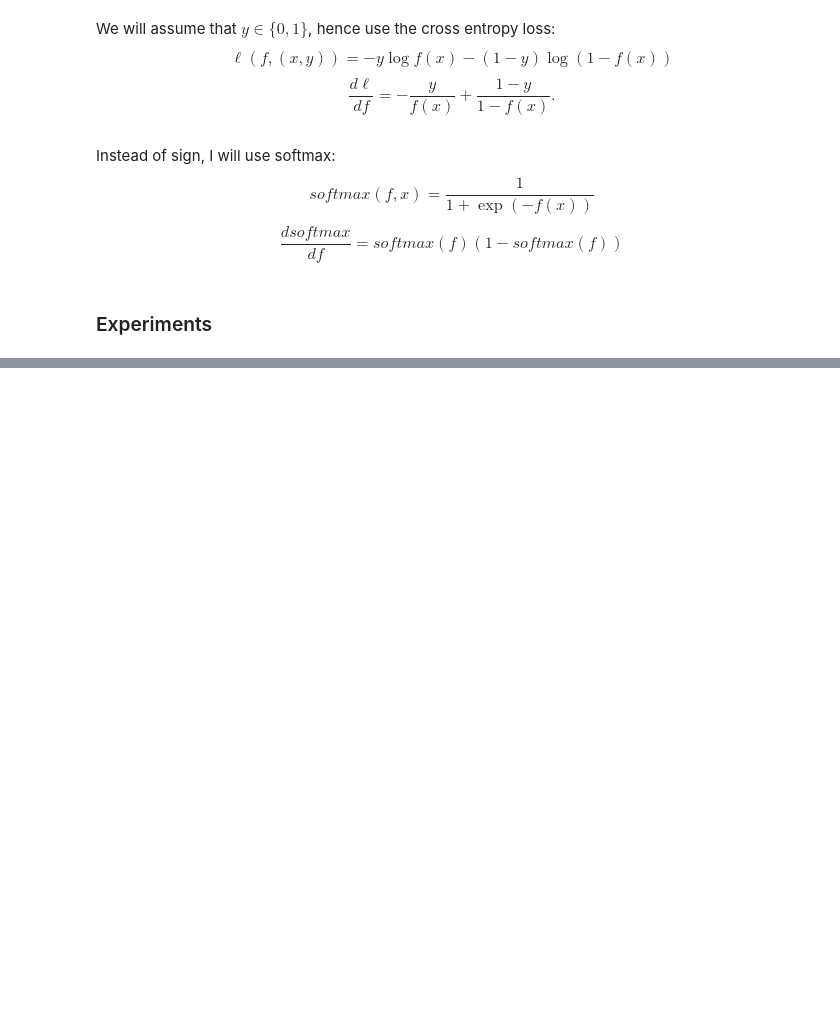
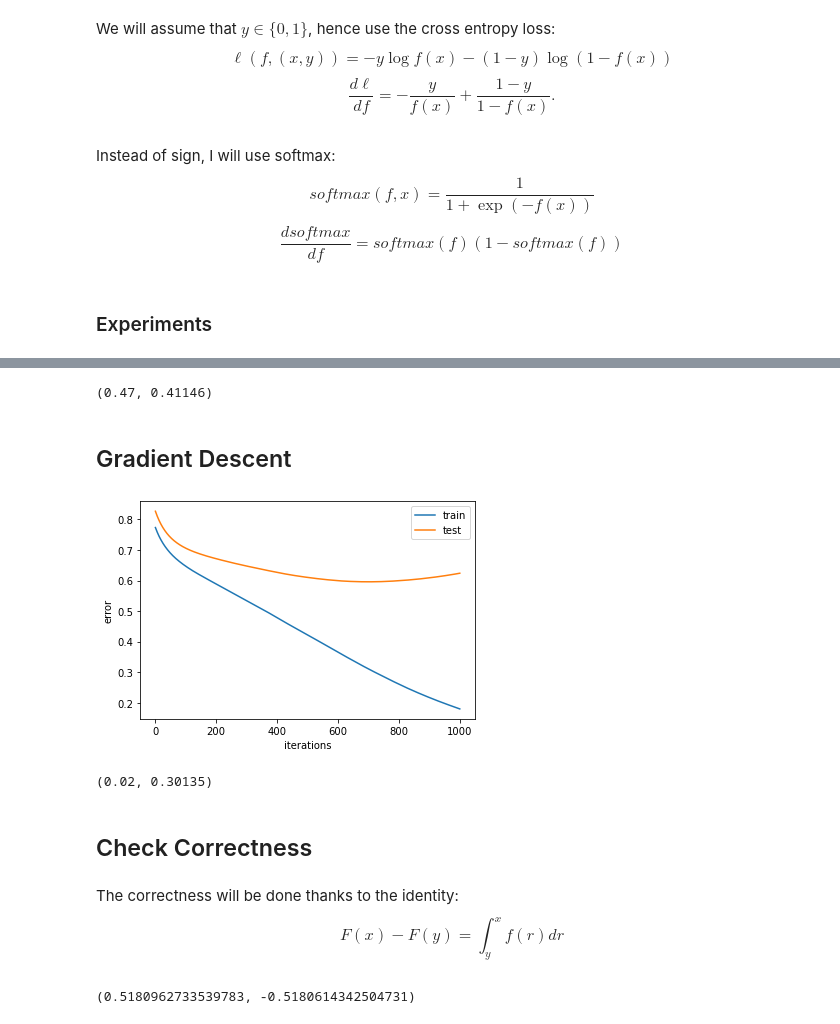
Before and after one commit to elikbelik/kernelayerwise, a Jupyter notebook: NTK_classify.ipynb, the cells around one changed output, grey strips where cells are left out. Cells and saved outputs as stored; diff of their text form; code cells hidden in the pictures; blank space fills up the shorter version.

Commit message:
Verify correctness.

```diff
--- a/NTK_classify.ipynb
+++ b/NTK_classify.ipynb
@@ -36,6 +36,7 @@ $$ \frac{df}{du} = \sigma(V\sigma(Wx))$$
 relu = lambda A: np.maximum(A, 0)
 drelu = lambda A: (A > 0).astype(np.float)
 sgn = lambda A: (A > 0).astype(np.float)*2 - 1
+sgn01 = lambda A: (A > 0).astype(np.float)
 # %%
 def calc_zero_one_error (y_est, y):
     return (y_est != y).mean()
@@ -326,0 +382,57 @@ u_clf = np.reshape(clfu.coef_,[25,1])
+# %%
+calc_zero_one_network_error(X, y, u_t, V_t, W_t), calc_zero_one_network_error(X_test, y_test, u_t, V_t, W_t)
+# %% [output]
+(0.47, 0.41146)
+# %% [markdown]
+## Gradient Descent
+# %%
+iterations = 1000
+learning_rate = 1e-2
+
+np.random.seed(0)
+W_t = np.random.randn(d, d) / np.sqrt(d)
+V_t = np.random.randn(d, d) / np.sqrt(d)
+u_t = np.random.randn(d, 1) / np.sqrt(d)
+err_train_gd = np.zeros(iterations+1)
+err_test_gd = np.zeros(iterations+1)
+
+err_train_gd[0] = calc_crossentropy_network_error(X, y, u_t, V_t, W_t)
+err_test_gd[0] = calc_crossentropy_network_error(X_test, y_test, u_t, V_t, W_t)
+
+for t in tqdm(range(iterations)):
+    W_t_new  = W_t - np.reshape(learning_rate * map_to_df_dW(X, u_t, V_t, W_t) * \
+          calc_gradient_crossentropy_network_error(X, y, u_t, V_t, W_t) * \
+          calc_gradient_softmax_network(X, u_t, V_t, W_t), [d,d,m]).mean(axis=2)
+
+    V_t_new = V_t - np.reshape(learning_rate * map_to_df_dV(X, u_t, V_t, W_t) * \
+          calc_gradient_crossentropy_network_error(X, y, u_t, V_t, W_t) * \
+          calc_gradient_softmax_network(X, u_t, V_t, W_t), [d,d,m]).mean(axis=2)
+
+    u_t_new = u_t - np.reshape((learning_rate * map_to_df_du(X, u_t, V_t, W_t) * \
+          calc_gradient_crossentropy_network_error(X, y, u_t, V_t, W_t) * \
+          calc_gradient_softmax_network(X, u_t, V_t, W_t)).mean(axis=1), [d,1])
+
+    W_t = W_t_new
+    V_t = V_t_new
+    u_t = u_t_new
+
+    err_train_gd[t+1] = calc_crossentropy_network_error(X, y, u_t, V_t, W_t)
+    err_test_gd[t+1] = calc_crossentropy_network_error(X_test, y_test, u_t, V_t, W_t)
+# %%
+plt.plot(err_train_gd)
+plt.plot(err_test_gd)
+plt.xlabel('iterations')
+plt.ylabel('error')
+plt.legend({'train','test'})
+plt.show()
+# %% [output]
+[figure, added]
+# %%
+calc_zero_one_network_error(X, y, u_t, V_t, W_t), calc_zero_one_network_error(X_test, y_test, u_t, V_t, W_t)
+# %% [output]
+(0.02, 0.30135)
+# %% [markdown]
+## Check Correctness
+# %% [markdown]
+The correctness will be done thanks to the identity:
+$$ F(x) - F(y) = \int_y^x f(r) dr$$
@@ -326,0 +452,14 @@ u_clf = np.reshape(clfu.coef_,[25,1])
+# %%
+# check W
+res = calc_crossentropy_network_error(xx, yy, u_0, V_0, max_range * W_0) - \
+      calc_crossentropy_network_error(xx, yy, u_0, V_0, min_range * W_0)
+
+out = np.zeros((W_0.size,1))
+for val in vals:
+    out += -map_to_df_dW(xx, u_0, V_0, val * W_0) * \
+          calc_gradient_crossentropy_network_error(xx, yy, u_0, V_0, val * W_0) * \
+          calc_gradient_softmax_network(xx, u_0, V_0, val * W_0)
+
+res, (dx * out * np.reshape(W_0, [d*d,1])).sum()
+# %% [output]
+(0.5180962733539783, -0.5180614342504731)
```
Also changed, not shown: parts of 20 cells of this notebook.
